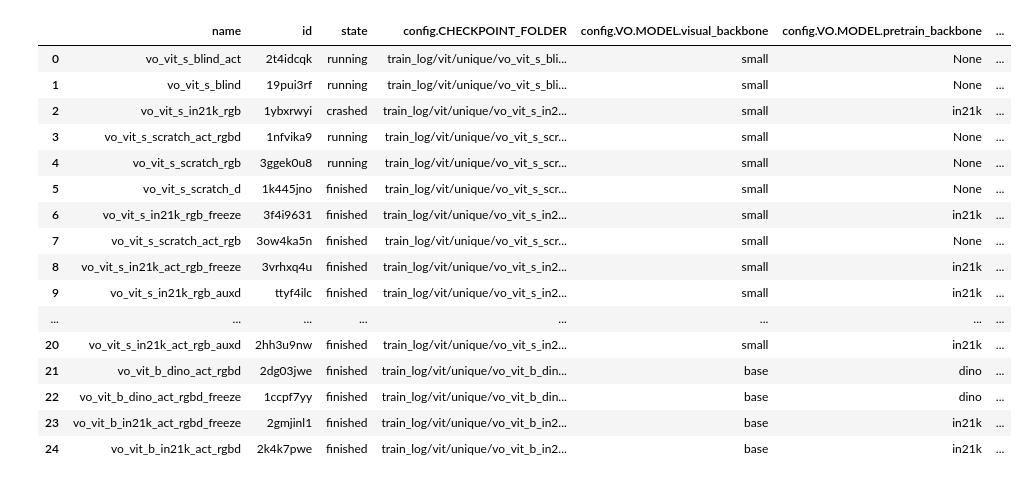
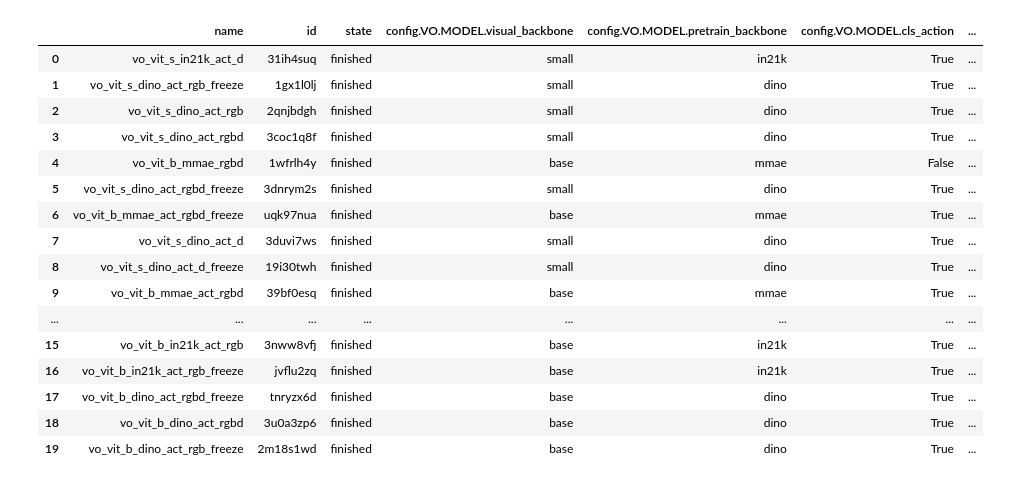
Before and after one commit to memmelma/VO-Transformer, a Jupyter notebook: wandb_get_best_table.ipynb, the cells around one changed output. Saved outputs shown, nothing was run; the diff lists cells and outputs as text; code cells hidden in the pictures.

```diff
--- a/wandb_get_best_table.ipynb
+++ b/wandb_get_best_table.ipynb
@@ -5,7 +5,7 @@ import datetime
 import tqdm
 
 username = "memmelma"
-project = "vit-vo"
+project = "final"
 
 filter_metric = "Objective/eval_all"
 filter_operation = "min"
@@ -16,7 +16,7 @@ metrics = ["Objective/eval_forward", "Objective/eval_left", "Objective/eval_righ
 configs = ["config.VO.MODEL.visual_backbone", "config.VO.MODEL.pretrain_backbone",
            "config.VO.MODEL.cls_action", "config.VO.TRAIN.depth_aux_loss"]
 
-step_threshold = 100
+step_threshold = 170
 # %%
 # retreive runs
 
@@ -24,12 +24,15 @@ run_ids = []
 run_names = []
 run_ckpts = []
 
-api = wandb.Api()
+api = wandb.Api(timeout=45)
 runs = api.runs(f"{username}/{project}")
 
 runs_df = pd.DataFrame(columns=["name", "id", "state", *configs, filter_metric, *metrics])
 
 for run in tqdm.tqdm(runs):
+
+    if run._state != "finished":
+        continue
 
     run_dict = {}
 
@@ -40,51 +43,56 @@ for run in tqdm.tqdm(runs):
 
     # add config
     for config in configs:
         # traverse config keys
         run_config_tmp = run.config
         for config_iter in config.split('.'):
             run_config_tmp = run_config_tmp[config_iter]
         run_dict[config] = run_config_tmp
 
     # add filter_operation filter_metric
     run_history = run.history()
     select = run_history["_step"]<step_threshold
 
     if filter_operation == "min":
         filter_metric_idx = run_history[filter_metric][select].argmin()
     elif filter_operation == "max":
         filter_metric_idx = run_history[filter_metric][select].argmax()
     else:
         break
     run_dict["best_run_path"] = run.config["config"]["CHECKPOINT_FOLDER"] + f"/ckpt_epoch_{filter_metric_idx}.pth"
+    run_dict["best_run_idx"] = filter_metric_idx
 
     run_dict[filter_metric] = run_history[filter_metric][filter_metric_idx]
 
     # add other metrics corresponding to filter_operation filter_metric
     for metric in metrics:
-        run_dict[metric] = run_history[metric][filter_metric_idx]
+        # catch models that only evaluate some actions
+        if metric in run_history.keys():
+            run_dict[metric] = run_history[metric][filter_metric_idx]
+        else:
+            run_dict[metric] = -1
 
     runs_df = runs_df.append(run_dict, ignore_index=True)
 
 runs_df
 # %% [output]
-|  | name | id | state | config.CHECKPOINT_FOLDER | config.VO.MODEL.visual_backbone | config.VO.MODEL.pretrain_backbone | ... |
-| 0 | vo_vit_s_blind_act | 2t4idcqk | running | train_log/vit/unique/vo_vit_s_bli... | small | None | ... |
-| 1 | vo_vit_s_blind | 19pui3rf | running | train_log/vit/unique/vo_vit_s_bli... | small | None | ... |
-| 2 | vo_vit_s_in21k_rgb | 1ybxrwyi | crashed | train_log/vit/unique/vo_vit_s_in2... | small | in21k | ... |
-| 3 | vo_vit_s_scratch_act_rgbd | 1nfvika9 | running | train_log/vit/unique/vo_vit_s_scr... | small | None | ... |
-| 4 | vo_vit_s_scratch_rgb | 3ggek0u8 | running | train_log/vit/unique/vo_vit_s_scr... | small | None | ... |
-| 5 | vo_vit_s_scratch_d | 1k445jno | finished | train_log/vit/unique/vo_vit_s_scr... | small | None | ... |
-| 6 | vo_vit_s_in21k_rgb_freeze | 3f4i9631 | finished | train_log/vit/unique/vo_vit_s_in2... | small | in21k | ... |
-| 7 | vo_vit_s_scratch_act_rgb | 3ow4ka5n | finished | train_log/vit/unique/vo_vit_s_scr... | small | None | ... |
-| 8 | vo_vit_s_in21k_act_rgb_freeze | 3vrhxq4u | finished | train_log/vit/unique/vo_vit_s_in2... | small | in21k | ... |
-| 9 | vo_vit_s_in21k_rgb_auxd | ttyf4ilc | finished | train_log/vit/unique/vo_vit_s_in2... | small | in21k | ... |
+|  | name | id | state | config.VO.MODEL.visual_backbone | config.VO.MODEL.pretrain_backbone | config.VO.MODEL.cls_action | ... |
+| 0 | vo_vit_s_in21k_act_d | 31ih4suq | finished | small | in21k | True | ... |
+| 1 | vo_vit_s_dino_act_rgb_freeze | 1gx1l0lj | finished | small | dino | True | ... |
+| 2 | vo_vit_s_dino_act_rgb | 2qnjbdgh | finished | small | dino | True | ... |
+| 3 | vo_vit_s_dino_act_rgbd | 3coc1q8f | finished | small | dino | True | ... |
+| 4 | vo_vit_b_mmae_rgbd | 1wfrlh4y | finished | base | mmae | False | ... |
+| 5 | vo_vit_s_dino_act_rgbd_freeze | 3dnrym2s | finished | small | dino | True | ... |
+| 6 | vo_vit_b_mmae_act_rgbd_freeze | uqk97nua | finished | base | mmae | True | ... |
+| 7 | vo_vit_s_dino_act_d | 3duvi7ws | finished | small | dino | True | ... |
+| 8 | vo_vit_s_dino_act_d_freeze | 19i30twh | finished | small | dino | True | ... |
+| 9 | vo_vit_b_mmae_act_rgbd | 39bf0esq | finished | base | mmae | True | ... |
 | ... | ... | ... | ... | ... | ... | ... | ... |
-| 20 | vo_vit_s_in21k_act_rgb_auxd | 2hh3u9nw | finished | train_log/vit/unique/vo_vit_s_in2... | small | in21k | ... |
-| 21 | vo_vit_b_dino_act_rgbd | 2dg03jwe | finished | train_log/vit/unique/vo_vit_b_din... | base | dino | ... |
-| 22 | vo_vit_b_dino_act_rgbd_freeze | 1ccpf7yy | finished | train_log/vit/unique/vo_vit_b_din... | base | dino | ... |
-| 23 | vo_vit_b_in21k_act_rgbd_freeze | 2gmjinl1 | finished | train_log/vit/unique/vo_vit_b_in2... | base | in21k | ... |
-| 24 | vo_vit_b_in21k_act_rgbd | 2k4k7pwe | finished | train_log/vit/unique/vo_vit_b_in2... | base | in21k | ... |
+| 15 | vo_vit_b_in21k_act_rgb | 3nww8vfj | finished | base | in21k | True | ... |
+| 16 | vo_vit_b_in21k_act_rgb_freeze | jvflu2zq | finished | base | in21k | True | ... |
+| 17 | vo_vit_b_dino_act_rgbd_freeze | tnryzx6d | finished | base | dino | True | ... |
+| 18 | vo_vit_b_dino_act_rgbd | 3u0a3zp6 | finished | base | dino | True | ... |
+| 19 | vo_vit_b_dino_act_rgb_freeze | 2m18s1wd | finished | base | dino | True | ... |
 # %%
 dt = datetime.datetime.now().strftime("%Y%m%d")
 filename = f"experiments_2020_{dt}"
```
Also changed, not shown: parts of 1 cell of this notebook.
